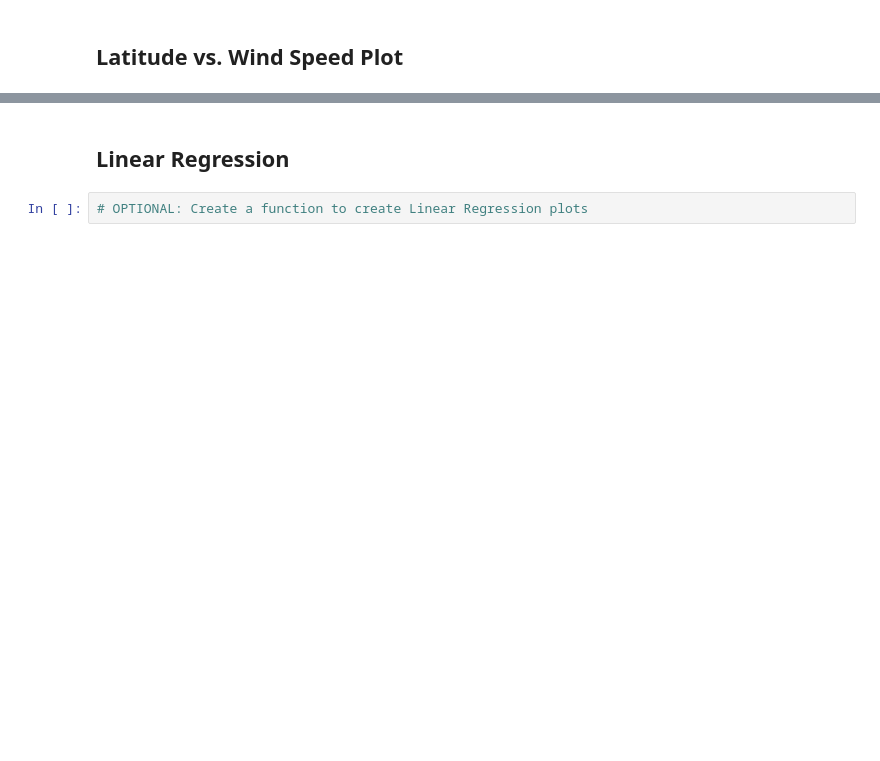
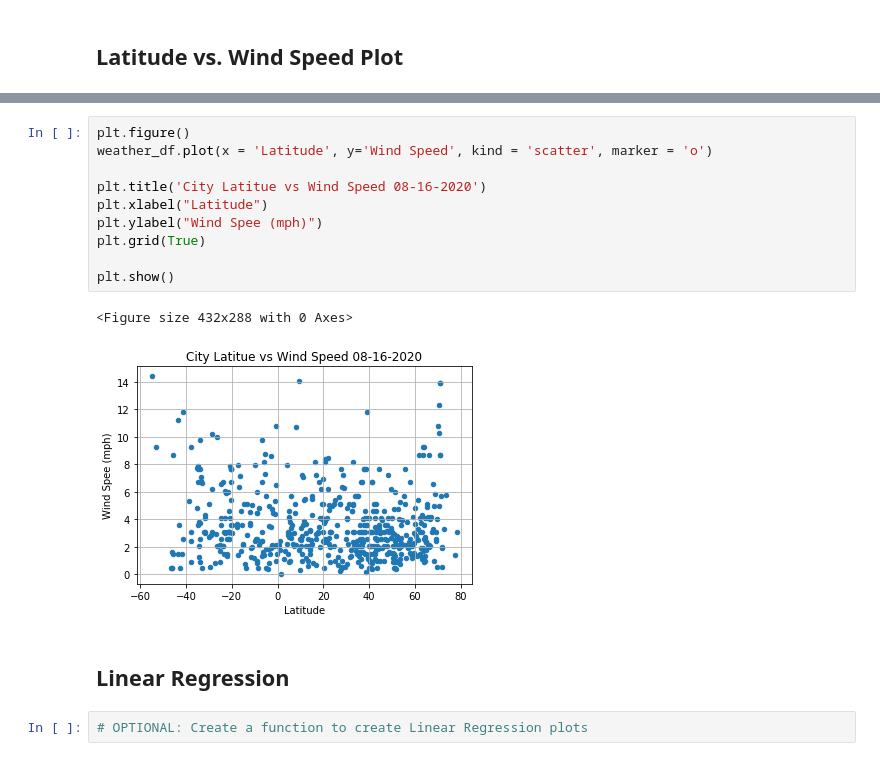
Before and after one commit to mattuzi17/python-api-challenge, a Jupyter notebook: WeatherPy/WeatherPy.ipynb, the cells around one changed output, grey strips where cells are left out. Cells and saved outputs as stored; diff of their text form; blank space fills up the shorter version.

```diff
--- a/WeatherPy/WeatherPy.ipynb
+++ b/WeatherPy/WeatherPy.ipynb
@@ -173,3 +249,16 @@ Int64Index([], dtype='int64')
+# %%
+plt.figure()
+weather_df.plot(x = 'Latitude', y='Wind Speed', kind = 'scatter', marker = 'o')
+
+plt.title('City Latitue vs Wind Speed 08-16-2020')
+plt.xlabel("Latitude")
+plt.ylabel("Wind Spee (mph)")
+plt.grid(True)
+
+plt.show()
+# %% [output]
+<Figure size 432x288 with 0 Axes>
+[figure, added]
 # %% [markdown]
 ## Linear Regression
 # %%
```
Also changed, not shown: parts of 39 cells of this notebook, 3 other files.
